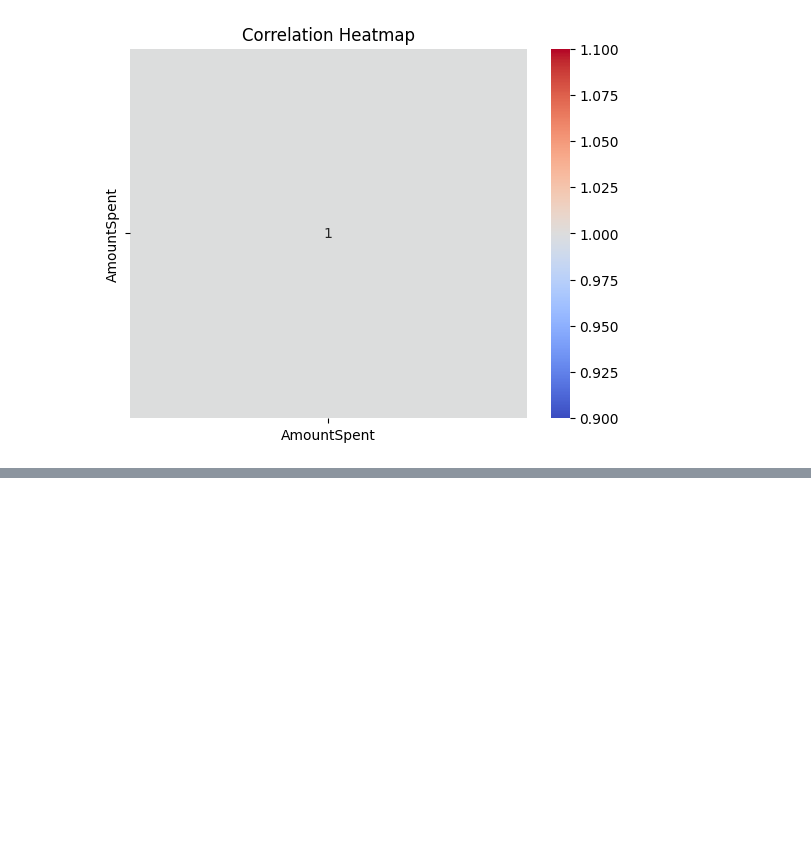
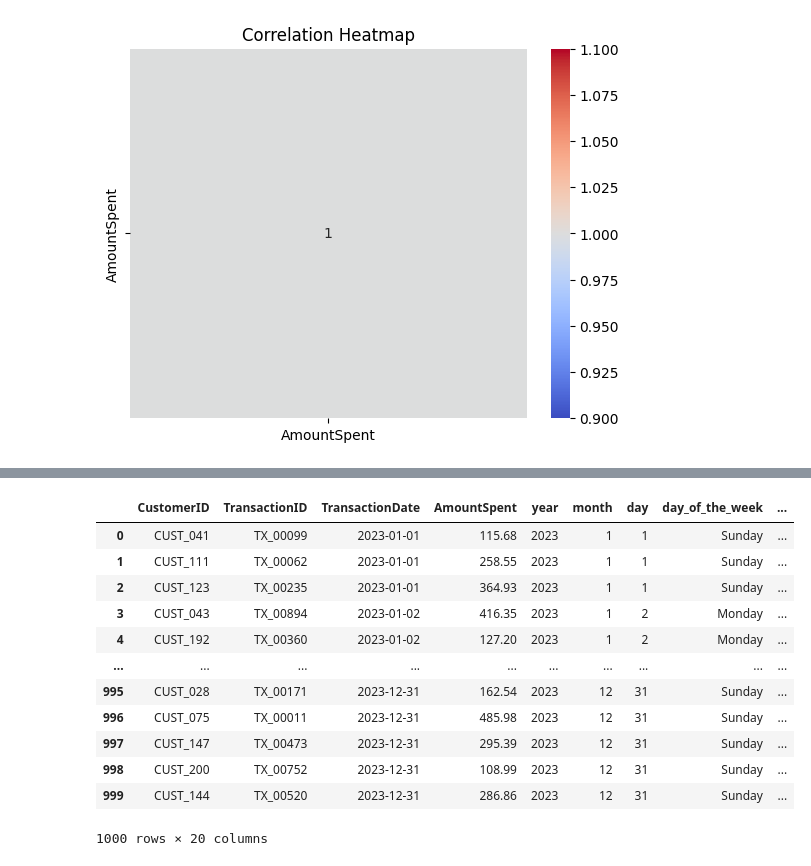
Before and after one commit to M-b-a-s/retail-transactions, a Jupyter notebook: retail_transactions.ipynb, the cells around one changed output, grey strips where cells are left out. Saved outputs shown, nothing was run; the diff lists cells and outputs as text; code cells hidden in the pictures; blank space fills up the shorter version.

```diff
--- a/retail_transactions.ipynb
+++ b/retail_transactions.ipynb
@@ -141,0 +200,5 @@ plt.show()
+# %%
+# Recency(Days since last purchase)
+latest_date = df['TransactionDate'].max()
+df['recency'] = (latest_date - df['TransactionDate']).dt.days
+latest_date
@@ -141,0 +236,5 @@ plt.show()
+# %%
+# Behavioural features
+# Understanding transaction patterns
+
+df['transactions_per_month'] = df.groupby(['CustomerID', 'month'])['TransactionDate'].transform('count')
@@ -141,0 +275,17 @@ plt.show()
+# %%
+df = pd.get_dummies(df, columns=['Category', 'StoreLocation'], drop_first=True)
+df
+# %% [output]
+|  | CustomerID | TransactionID | TransactionDate | AmountSpent | year | month | day | day_of_the_week | ... |
+| 0 | CUST_041 | TX_00099 | 2023-01-01 | 115.68 | 2023 | 1 | 1 | Sunday | ... |
+| 1 | CUST_111 | TX_00062 | 2023-01-01 | 258.55 | 2023 | 1 | 1 | Sunday | ... |
+| 2 | CUST_123 | TX_00235 | 2023-01-01 | 364.93 | 2023 | 1 | 1 | Sunday | ... |
+| 3 | CUST_043 | TX_00894 | 2023-01-02 | 416.35 | 2023 | 1 | 2 | Monday | ... |
+| 4 | CUST_192 | TX_00360 | 2023-01-02 | 127.20 | 2023 | 1 | 2 | Monday | ... |
+| ... | ... | ... | ... | ... | ... | ... | ... | ... | ... |
+| 995 | CUST_028 | TX_00171 | 2023-12-31 | 162.54 | 2023 | 12 | 31 | Sunday | ... |
+| 996 | CUST_075 | TX_00011 | 2023-12-31 | 485.98 | 2023 | 12 | 31 | Sunday | ... |
+| 997 | CUST_147 | TX_00473 | 2023-12-31 | 295.39 | 2023 | 12 | 31 | Sunday | ... |
+| 998 | CUST_200 | TX_00752 | 2023-12-31 | 108.99 | 2023 | 12 | 31 | Sunday | ... |
+| 999 | CUST_144 | TX_00520 | 2023-12-31 | 286.86 | 2023 | 12 | 31 | Sunday | ... |
+1000 rows × 20 columns
```
Also changed, not shown: parts of 18 cells of this notebook.
